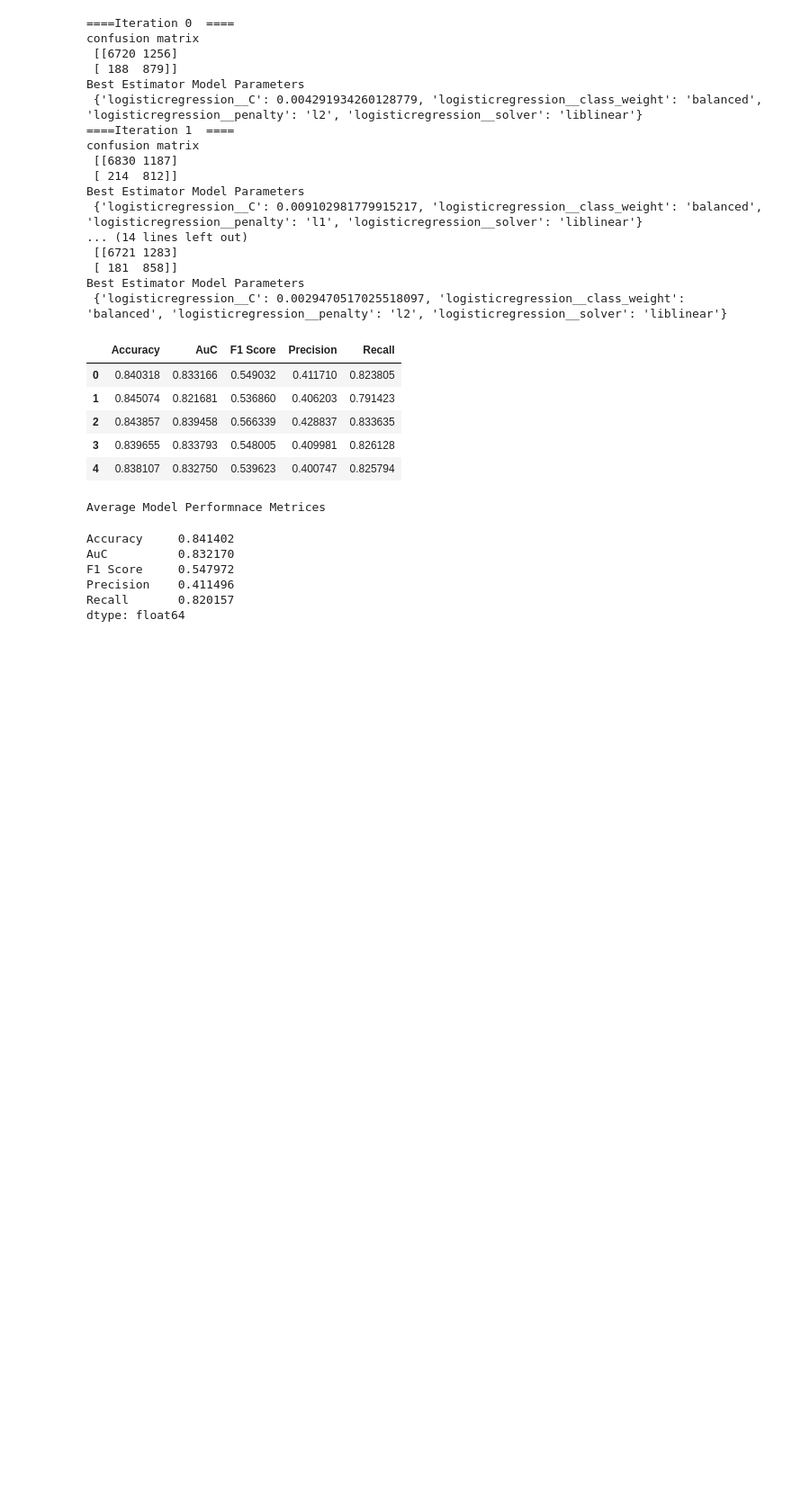
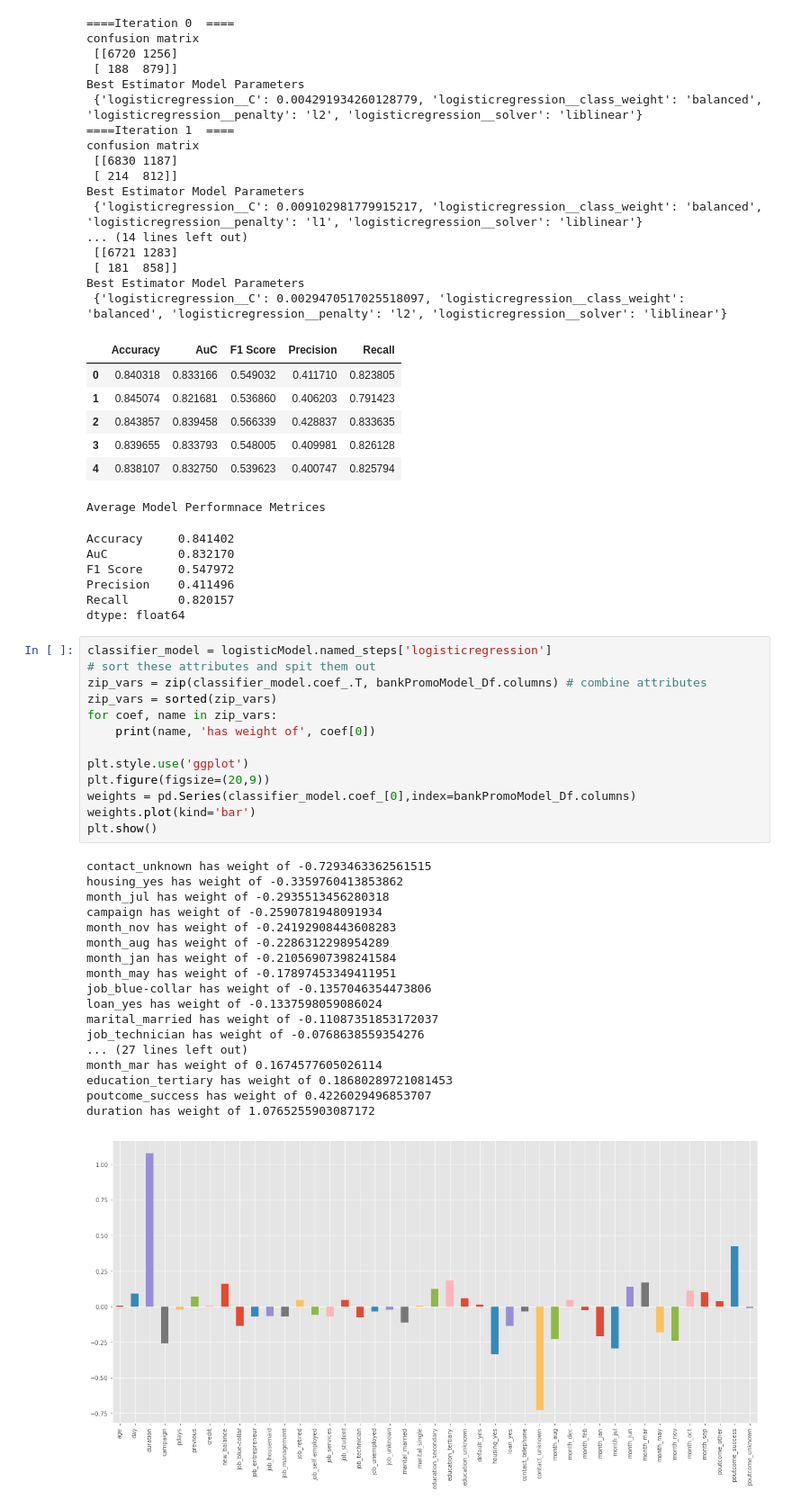
Before and after one commit to nhendersonkuns/awesomedataminers, a Jupyter notebook: DataModelAnalysis_TA.ipynb, the cells around one changed output. Shown: that part at 90% size. Cells and saved outputs as stored; diff of their text form; blank space fills up the shorter version.

```diff
--- a/DataModelAnalysis_TA.ipynb
+++ b/DataModelAnalysis_TA.ipynb
@@ -391,3 +391,35 @@ F1 Score     0.547972
 Precision    0.411496
 Recall       0.820157
 dtype: float64
+# %%
+classifier_model = logisticModel.named_steps['logisticregression']
+# sort these attributes and spit them out
+zip_vars = zip(classifier_model.coef_.T, bankPromoModel_Df.columns) # combine attributes
+zip_vars = sorted(zip_vars)
+for coef, name in zip_vars:
+    print(name, 'has weight of', coef[0])
+
+plt.style.use('ggplot')
+plt.figure(figsize=(20,9))
+weights = pd.Series(classifier_model.coef_[0],index=bankPromoModel_Df.columns)
+weights.plot(kind='bar')
+plt.show()
+# %% [output]
+contact_unknown has weight of -0.7293463362561515
+housing_yes has weight of -0.3359760413853862
+month_jul has weight of -0.2935513456280318
+campaign has weight of -0.2590781948091934
+month_nov has weight of -0.24192908443608283
+month_aug has weight of -0.2286312298954289
+month_jan has weight of -0.21056907398241584
+month_may has weight of -0.17897453349411951
+job_blue-collar has weight of -0.1357046354473806
+loan_yes has weight of -0.1337598059086024
+marital_married has weight of -0.11087351853172037
+job_technician has weight of -0.0768638559354276
+... (27 lines left out)
+month_mar has weight of 0.1674577605026114
+education_tertiary has weight of 0.18680289721081453
+poutcome_success has weight of 0.4226029496853707
+duration has weight of 1.0765255903087172
+[figure, added]
```
Also changed, not shown: 1 other file.
